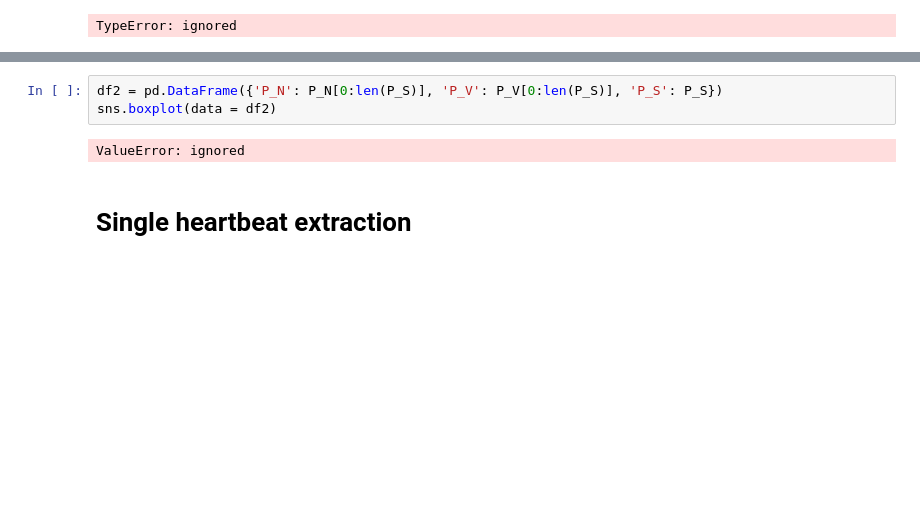
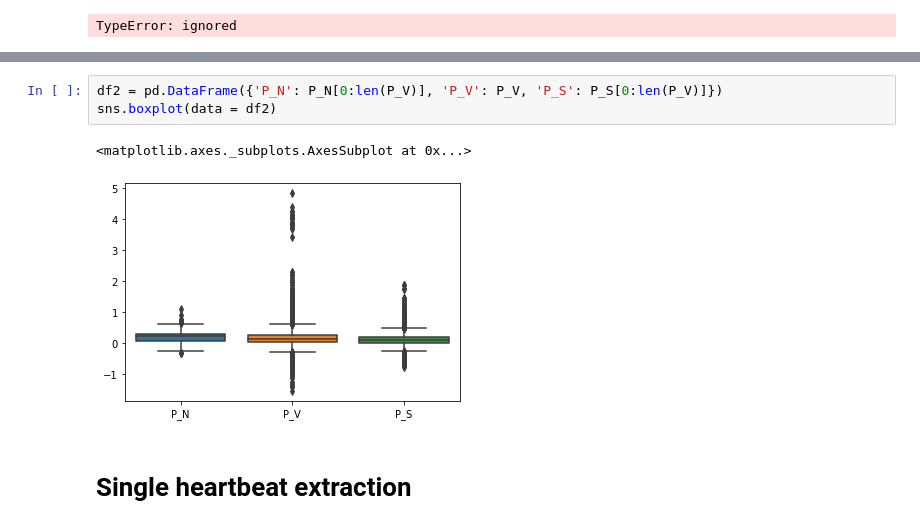
Before and after one commit to romano-francesco/applied-ai-in-biomedicine-ECG-classifier, a Jupyter notebook: Data_Loading_and_Exploration_v2.ipynb, the cells around one changed output, grey strips where cells are left out. Saved outputs shown, nothing was run; the diff lists cells and outputs as text; blank space fills up the shorter version.

```diff
--- a/Data_Loading_and_Exploration_v2.ipynb
+++ b/Data_Loading_and_Exploration_v2.ipynb
@@ -346,8 +347,9 @@ ValueError: ignored
 # %%
-df2 = pd.DataFrame({'P_N': P_N[0:len(P_S)], 'P_V': P_V[0:len(P_S)], 'P_S': P_S})
+df2 = pd.DataFrame({'P_N': P_N[0:len(P_V)], 'P_V': P_V, 'P_S': P_S[0:len(P_V)]})
 sns.boxplot(data = df2)
 # %% [output]
-ValueError: ignored
+<matplotlib.axes._subplots.AxesSubplot at 0x...>
+[figure, added]
 # %% [markdown]
 # Single heartbeat extraction
 # %%
```
Also changed, not shown: parts of 2 cells of this notebook.
